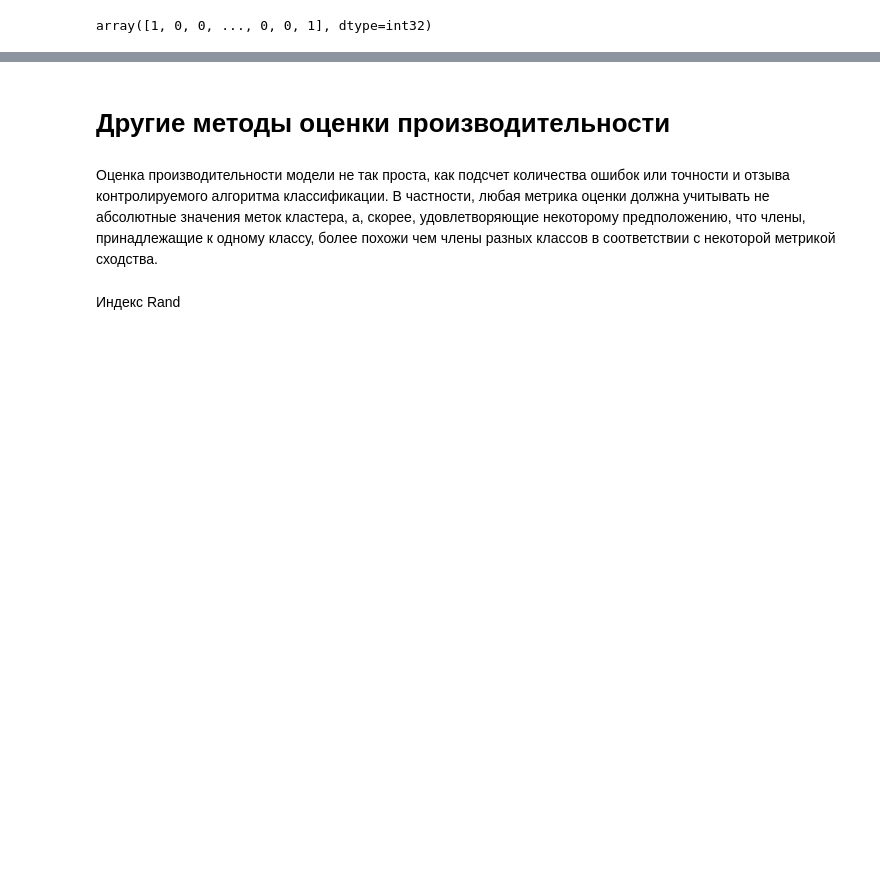
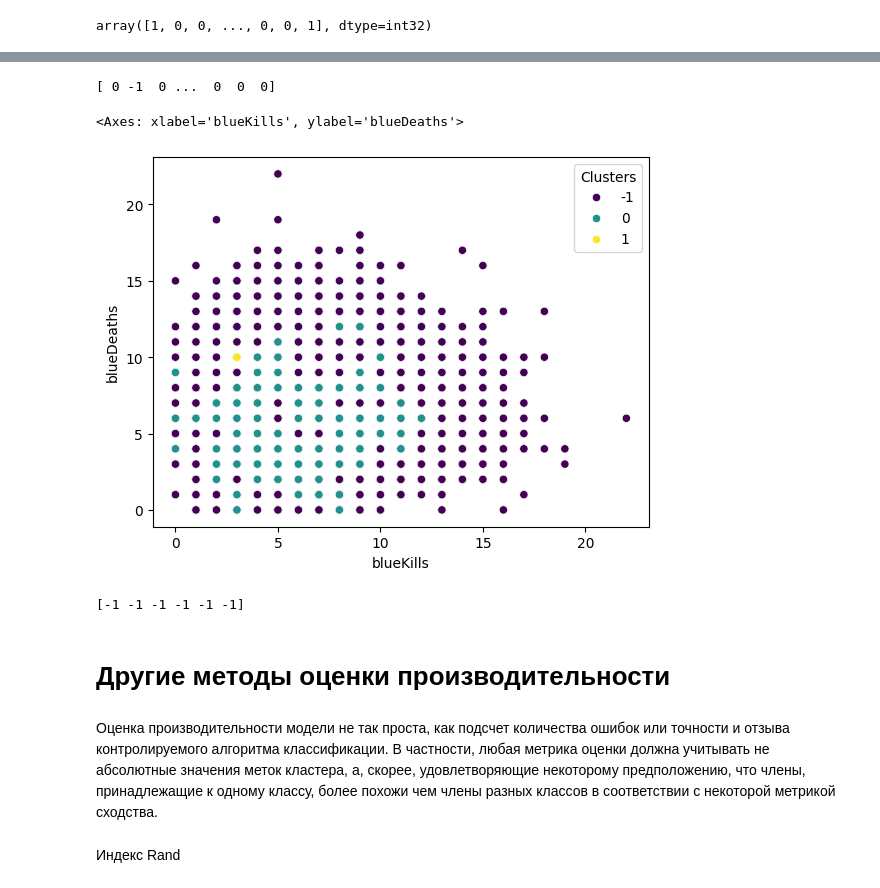
Before and after one commit to vn322/Cod_future, a Jupyter notebook: Метод_k_средних.ipynb, the cells around one changed output, grey strips where cells are left out. Cells and saved outputs as stored; diff of their text form; code cells hidden in the pictures; blank space fills up the shorter version.

```diff
--- a/Метод_k_средних.ipynb
+++ b/Метод_k_средних.ipynb
@@ -323,3 +348,25 @@ sns.scatterplot(x="blueKills", y="blueDeaths",hue = 'Clusters',  data=df_kmeans,
+# %%
+from sklearn.cluster import DBSCAN
+X = df1.copy()
+
+clustering = DBSCAN(eps=751, min_samples=21).fit(X)
+print(clustering.labels_)
+# %% [output]
+[ 0 -1  0 ...  0  0  0]
+# %%
+X['Clusters'] = clustering.labels_
+sns.scatterplot(x="blueKills", y="blueDeaths",hue = 'Clusters',  data=X, palette='viridis')
+# %% [output]
+<Axes: xlabel='blueKills', ylabel='blueDeaths'>
+[figure, added]
+# %%
+X = np.array([[1, 2], [2, 2], [2, 3], [8, 7], [8, 8], [25, 80]])
+
+clustering = DBSCAN(eps=.213, min_samples=2).fit(X)
+
+print(clustering.labels_)
+# %% [output]
+[-1 -1 -1 -1 -1 -1]
 # %% [markdown]
 # Другие методы оценки производительности
 # %% [markdown]
```
Also changed, not shown: parts of 18 cells of this notebook.
